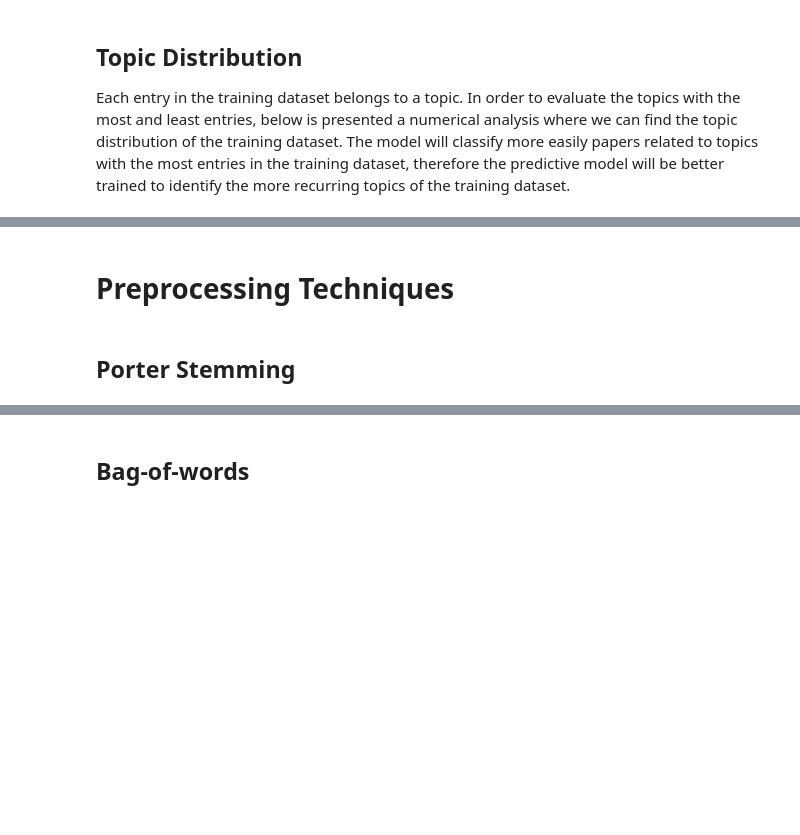
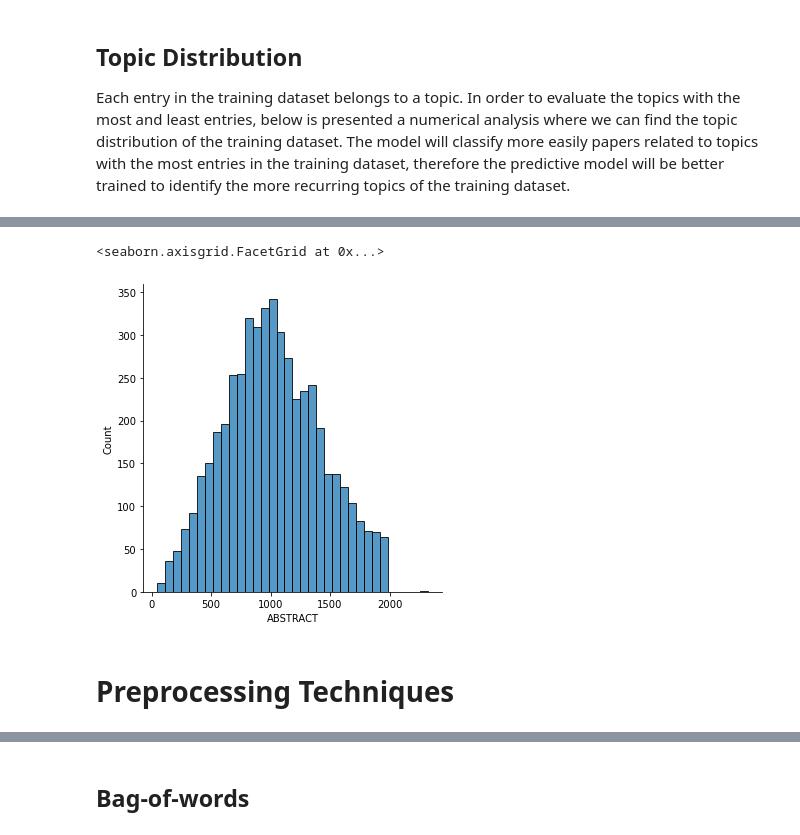
Before and after one commit to claramoreirag/FEUP-IART, a Jupyter notebook: notebook.ipynb, the cells around one changed output, grey strips where cells are left out. Cells and saved outputs as stored; diff of their text form; code cells hidden in the pictures; blank space fills up the shorter version.

```diff
--- a/notebook.ipynb
+++ b/notebook.ipynb
@@ -88,4 +144,8 @@ As a percentage:
+# %%
+train_abstract_len = train['ABSTRACT'].apply(len)
+sb.displot(train_abstract_len)
+# %% [output]
+<seaborn.axisgrid.FacetGrid at 0x...>
+[figure, added]
 # %% [markdown]
 # Preprocessing Techniques
-# %% [markdown]
-## Porter Stemming
```
Also changed, not shown: parts of 21 cells of this notebook.
